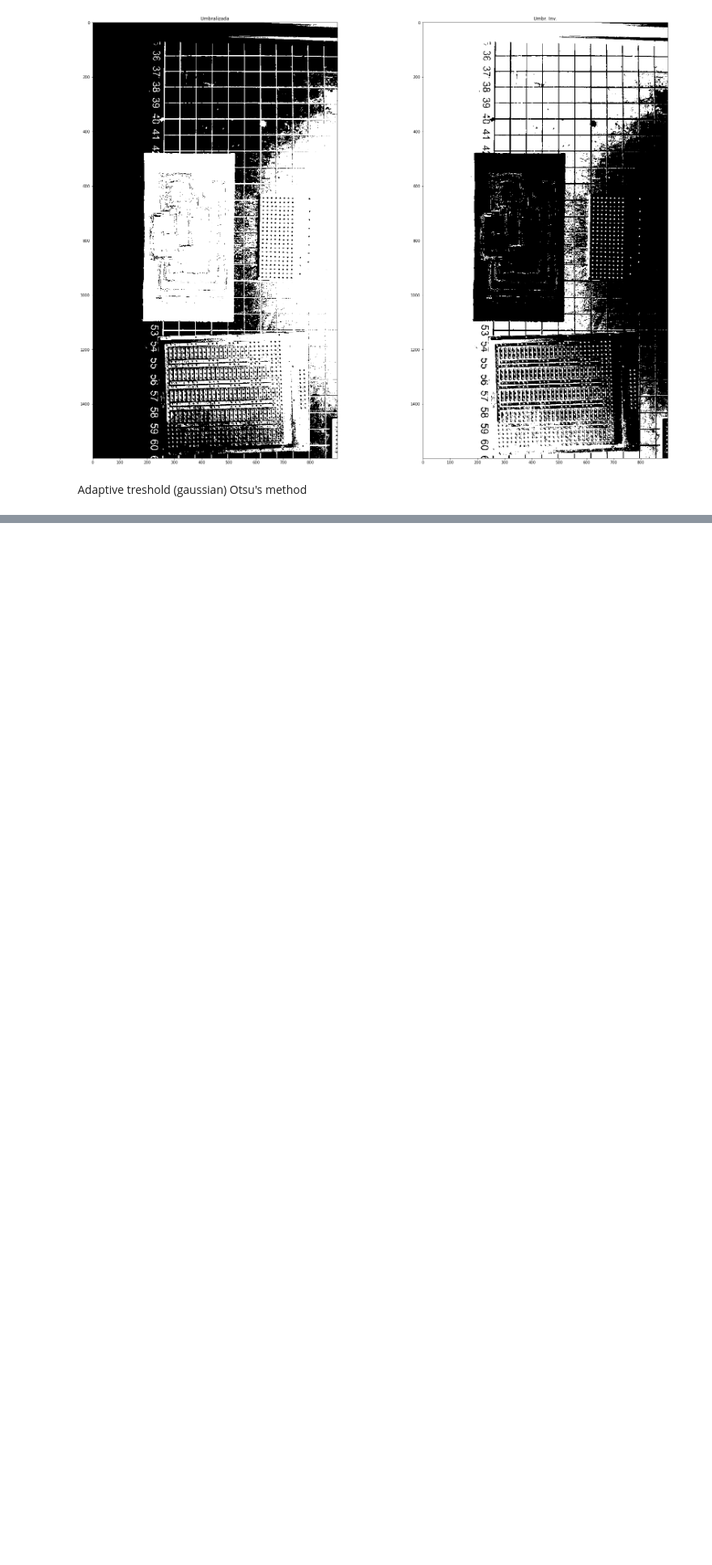
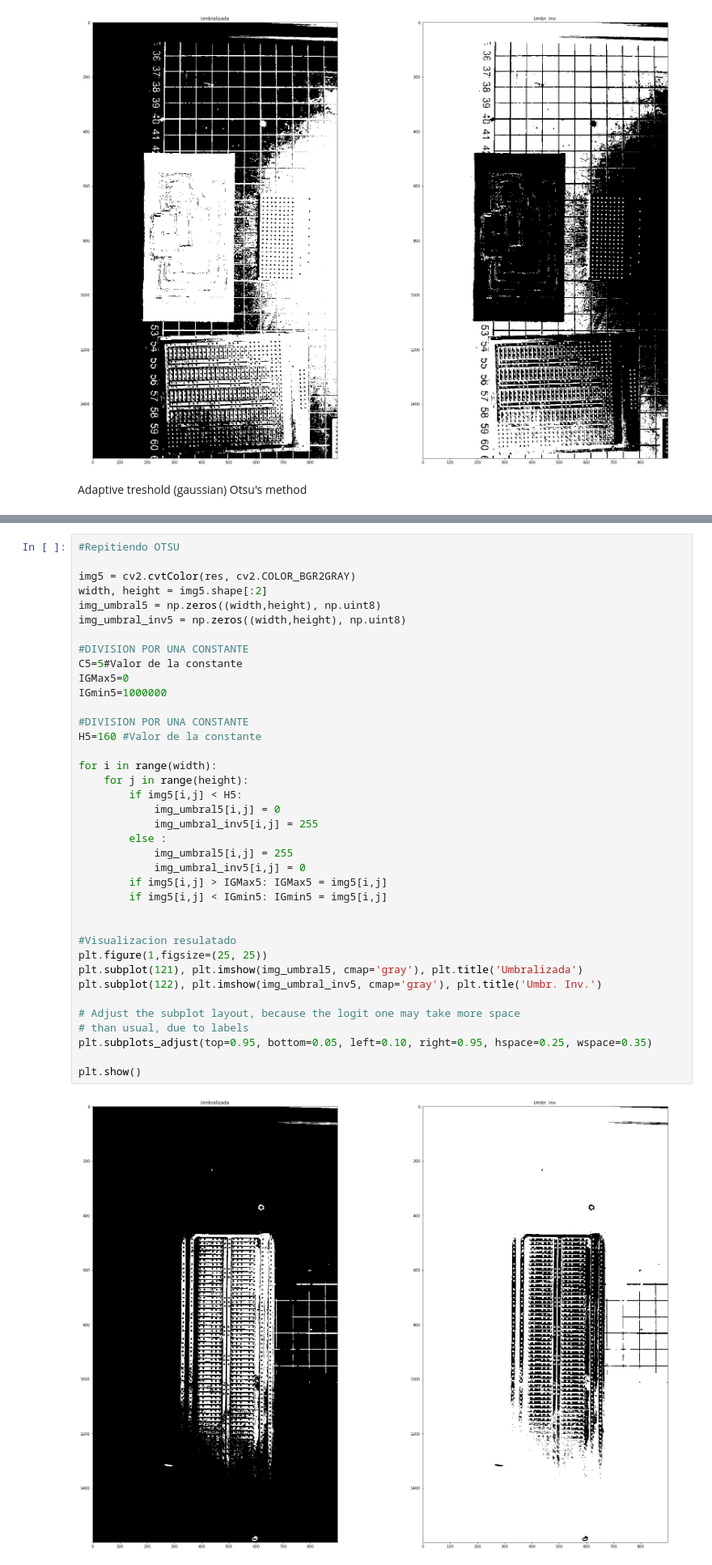
Before and after one commit to aojedao/PCBMillQualityControl, a Jupyter notebook: NotebookBackup.ipynb, the cells around one changed output, grey strips where cells are left out. Shown at 81% size. Saved outputs shown, nothing was run; the diff lists cells and outputs as text; blank space fills up the shorter version.

```diff
--- a/NotebookBackup.ipynb
+++ b/NotebookBackup.ipynb
@@ -94,0 +140,40 @@ plt.subplot(122), plt.imshow(th4, cmap='gray'), plt.title('Umbr. Inv.')
+# %%
+#Repitiendo OTSU
+
+img5 = cv2.cvtColor(res, cv2.COLOR_BGR2GRAY)
+width, height = img5.shape[:2]
+img_umbral5 = np.zeros((width,height), np.uint8)
+img_umbral_inv5 = np.zeros((width,height), np.uint8)
+
+#DIVISION POR UNA CONSTANTE
+C5=5#Valor de la constante
+IGMax5=0
+IGmin5=1000000
+
+#DIVISION POR UNA CONSTANTE
+H5=160 #Valor de la constante
+
+for i in range(width):
+    for j in range(height):
+        if img5[i,j] < H5:
+            img_umbral5[i,j] = 0
+            img_umbral_inv5[i,j] = 255
+        else :
+            img_umbral5[i,j] = 255
+            img_umbral_inv5[i,j] = 0
+        if img5[i,j] > IGMax5: IGMax5 = img5[i,j]
+        if img5[i,j] < IGmin5: IGmin5 = img5[i,j]
+
+
+#Visualizacion resulatado
+plt.figure(1,figsize=(25, 25))
+plt.subplot(121), plt.imshow(img_umbral5, cmap='gray'), plt.title('Umbralizada')
+plt.subplot(122), plt.imshow(img_umbral_inv5, cmap='gray'), plt.title('Umbr. Inv.')
+
+# Adjust the subplot layout, because the logit one may take more space
+# than usual, due to labels
+plt.subplots_adjust(top=0.95, bottom=0.05, left=0.10, right=0.95, hspace=0.25, wspace=0.35)
+
+plt.show()
+# %% [output]
+[figure, added]
```
Also changed, not shown: parts of 6 cells of this notebook.
